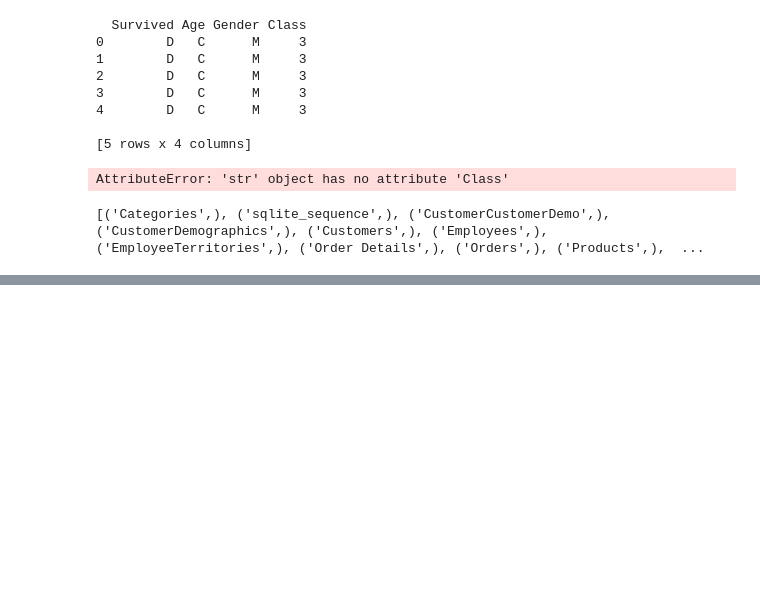
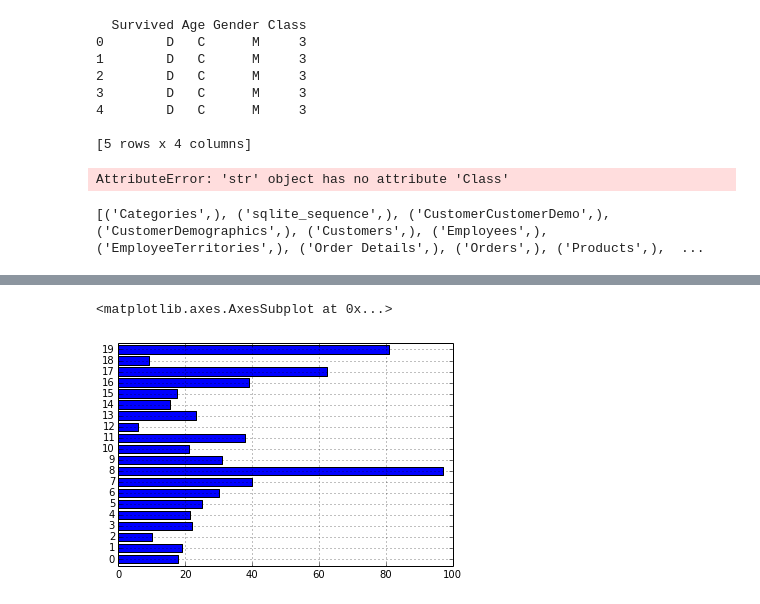
Before and after one commit to rtalyansky/Data-Analysis-Practice, a Jupyter notebook: Pandasql/Pandaspractice.ipynb, the cells around one changed output, grey strips where cells are left out. Drawn from its saved outputs; the diff is of its cells as text; code cells hidden in the pictures; blank space fills up the shorter version.

```diff
--- a/Pandasql/Pandaspractice.ipynb
+++ b/Pandasql/Pandaspractice.ipynb
@@ -70,0 +145,5 @@ Index: []
+# %%
+a.UnitPrice.plot(kind='barh')
+# %% [output]
+<matplotlib.axes.AxesSubplot at 0x...>
+[figure, added]
```
Also changed, not shown: parts of 5 cells of this notebook.
